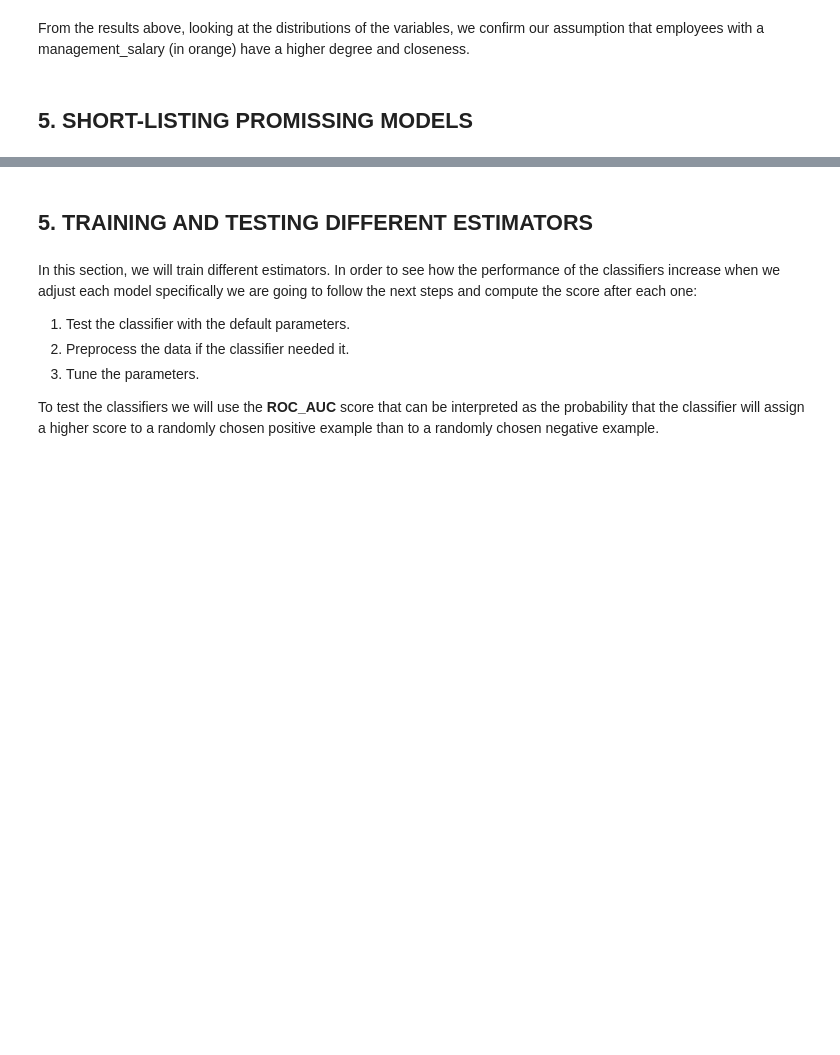
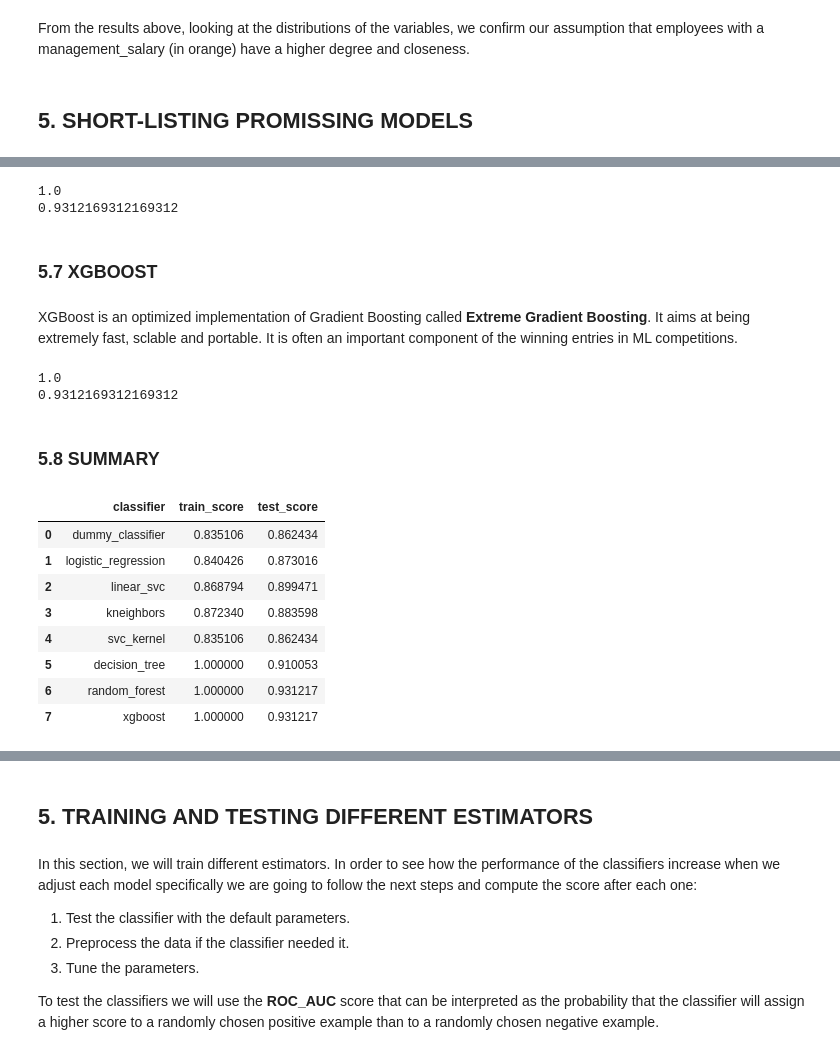
Before and after one commit to Albert-AGM/email_network, a Jupyter notebook: email_network.ipynb, the cells around one changed output, grey strips where cells are left out. Cells and saved outputs as stored; diff of their text form; code cells hidden in the pictures; blank space fills up the shorter version.

```diff
--- a/email_network.ipynb
+++ b/email_network.ipynb
@@ -291,0 +373,6 @@ From the results above, looking at the distributions of the variables, we confir
+# %%
+svc_clf = SVC(kernel='rbf')
+svc_clf.fit(X_train, y_train)
+scores.append(('svc_kernel', svc_clf.score(X_train, y_train), svc_clf.score(X_test, y_test)))
+print(svc_clf.score(X_train, y_train))
+print(svc_clf.score(X_test, y_test))
@@ -291,0 +400,38 @@ From the results above, looking at the distributions of the variables, we confir
+# %%
+random_clf = RandomForestClassifier()
+random_clf.fit(X_train, y_train)
+scores.append(('random_forest', random_clf.score(X_train, y_train), random_clf.score(X_test, y_test)))
+print(random_clf.score(X_train, y_train))
+print(random_clf.score(X_test, y_test))
+# %% [output]
+1.0
+0.9312169312169312
+# %% [markdown]
+### 5.7 XGBOOST
+# %% [markdown]
+XGBoost is an optimized implementation of Gradient Boosting called **Extreme Gradient Boosting**. It aims at being extremely fast, sclable and portable. It is often an important component of the winning entries in ML competitions.
+# %%
+xgb_clf = XGBClassifier()
+xgb_clf.fit(X_train, y_train)
+scores.append(('xgboost', xgb_clf.score(X_train, y_train), xgb_clf.score(X_test, y_test)))
+print(xgb_clf.score(X_train, y_train))
+print(xgb_clf.score(X_test, y_test))
+# %% [output]
+1.0
+0.9312169312169312
+# %% [markdown]
+### 5.8 SUMMARY
+# %%
+df_scores = pd.DataFrame(scores, columns=['classifier', 'train_score', 'test_score'])
+df_scores_melted = pd.melt(frame=df_scores, id_vars='classifier', value_vars=['train_score', 'test_score'])
+df_scores
+# %% [output]
+|  | classifier | train_score | test_score |
+| 0 | dummy_classifier | 0.835106 | 0.862434 |
+| 1 | logistic_regression | 0.840426 | 0.873016 |
+| 2 | linear_svc | 0.868794 | 0.899471 |
+| 3 | kneighbors | 0.872340 | 0.883598 |
+| 4 | svc_kernel | 0.835106 | 0.862434 |
+| 5 | decision_tree | 1.000000 | 0.910053 |
+| 6 | random_forest | 1.000000 | 0.931217 |
+| 7 | xgboost | 1.000000 | 0.931217 |
```
Also changed, not shown: parts of 26 cells of this notebook.
